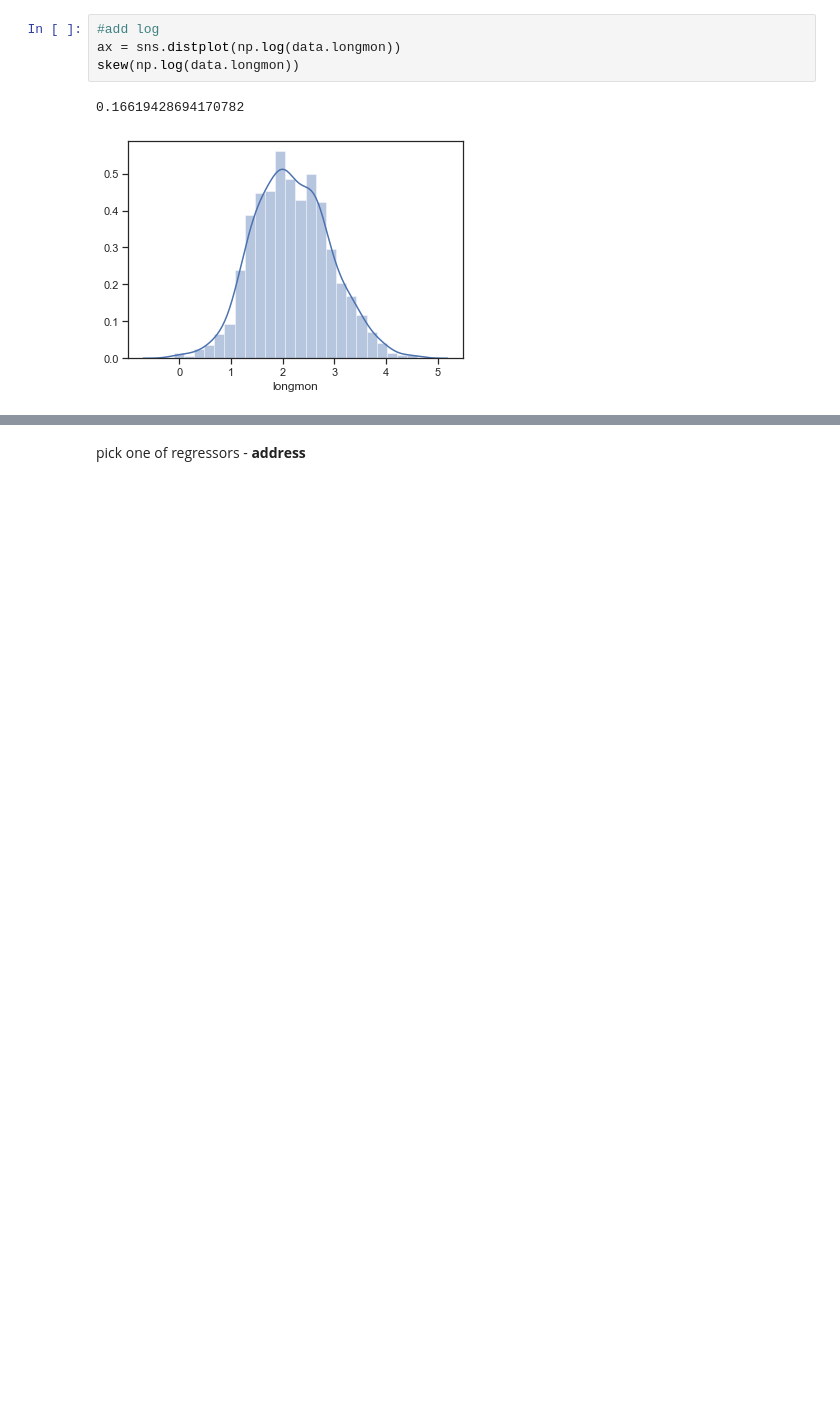
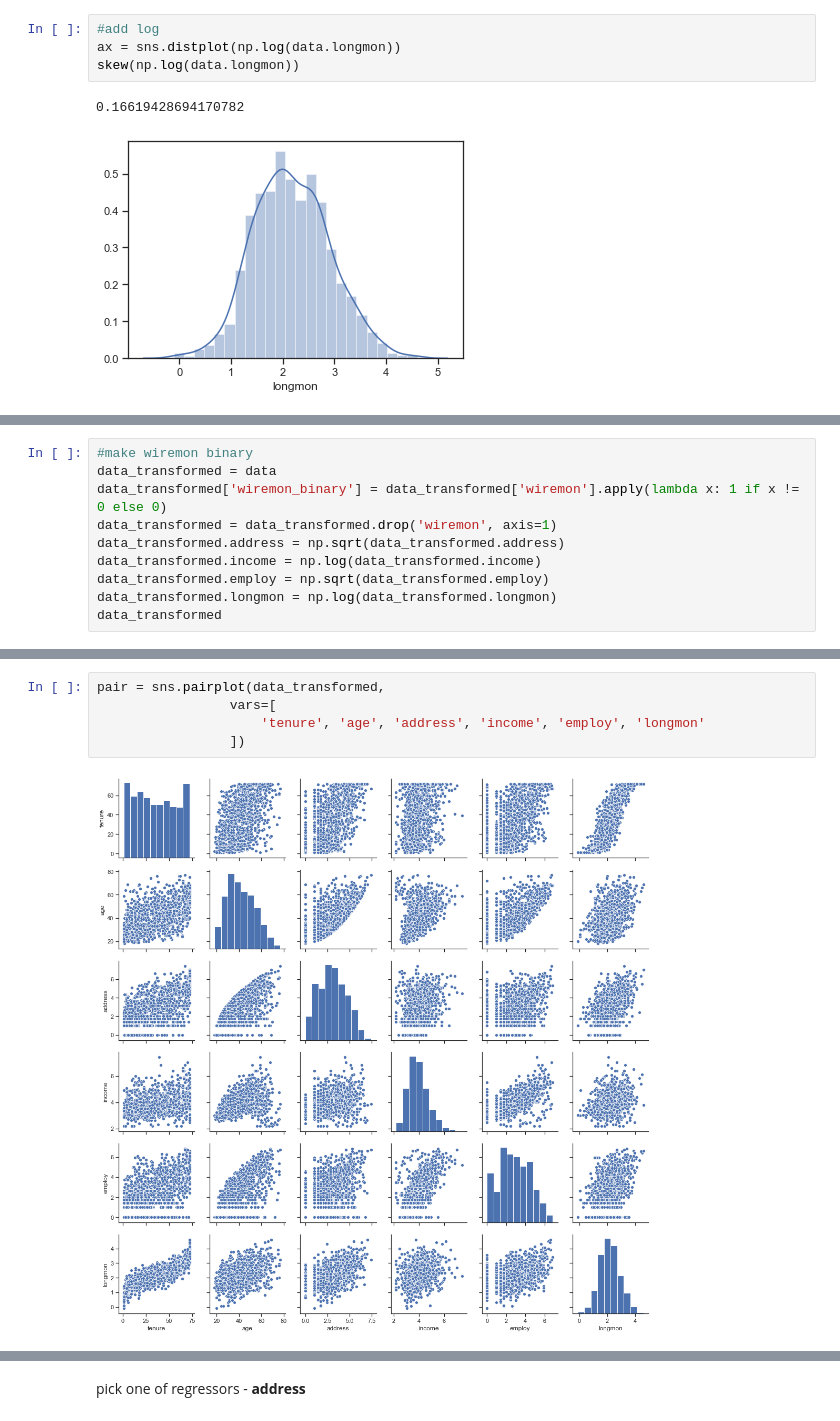
Before and after one commit to St-Jester/stats2, a Jupyter notebook: Assignment2.ipynb, the cells around one changed output, grey strips where cells are left out. Cells and saved outputs as stored; diff of their text form; blank space fills up the shorter version.

```diff
--- a/Assignment2.ipynb
+++ b/Assignment2.ipynb
@@ -128,0 +197,10 @@ g = sns.pairplot(data,
+# %%
+#make wiremon binary
+data_transformed = data
+data_transformed['wiremon_binary'] = data_transformed['wiremon'].apply(lambda x: 1 if x != 0 else 0)
+data_transformed = data_transformed.drop('wiremon', axis=1)
+data_transformed.address = np.sqrt(data_transformed.address)
+data_transformed.income = np.log(data_transformed.income)
+data_transformed.employ = np.sqrt(data_transformed.employ)
+data_transformed.longmon = np.log(data_transformed.longmon)
+data_transformed
@@ -128,0 +221,7 @@ g = sns.pairplot(data,
+# %%
+pair = sns.pairplot(data_transformed,
+                 vars=[
+                     'tenure', 'age', 'address', 'income', 'employ', 'longmon'
+                 ])
+# %% [output]
+[figure, added]
```
Also changed, not shown: parts of 68 cells of this notebook.
